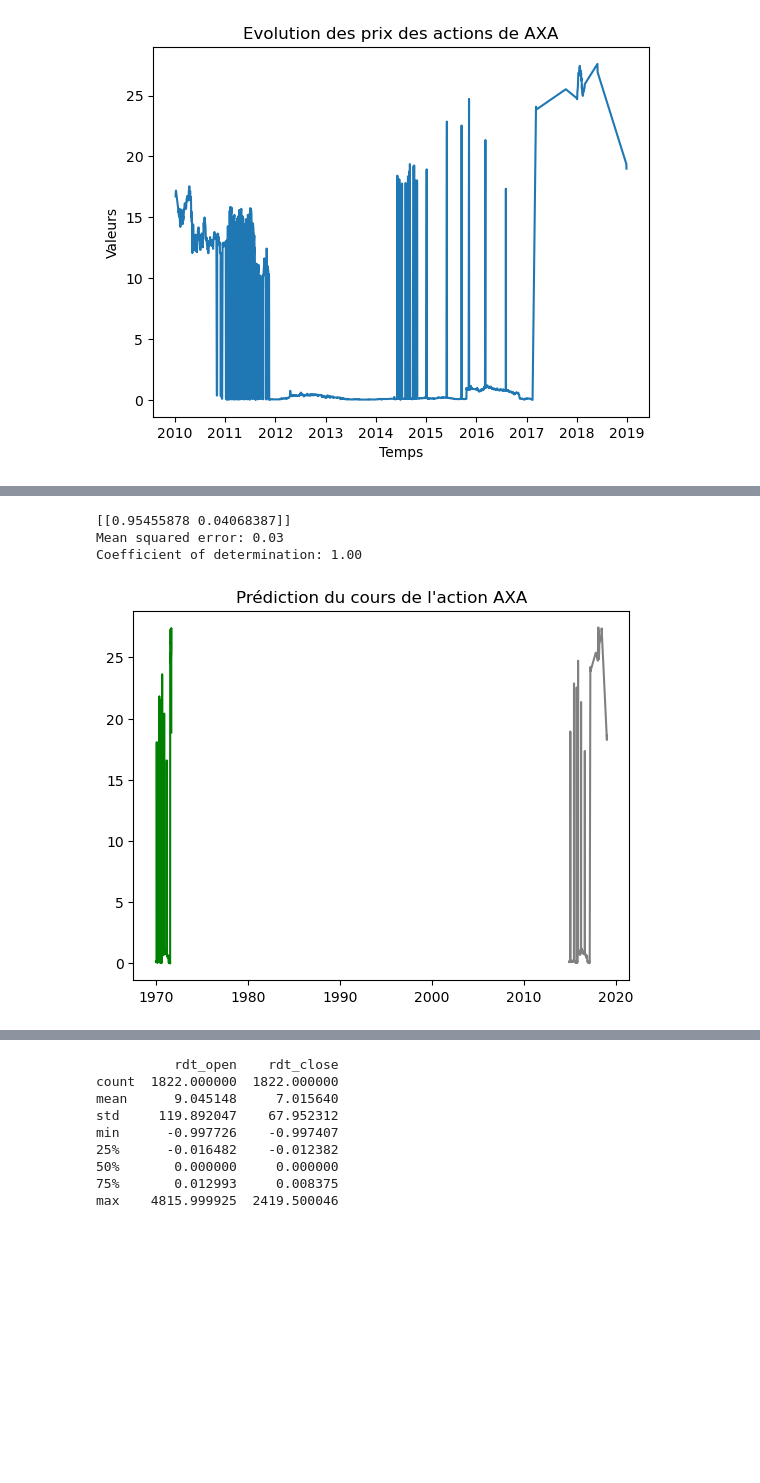
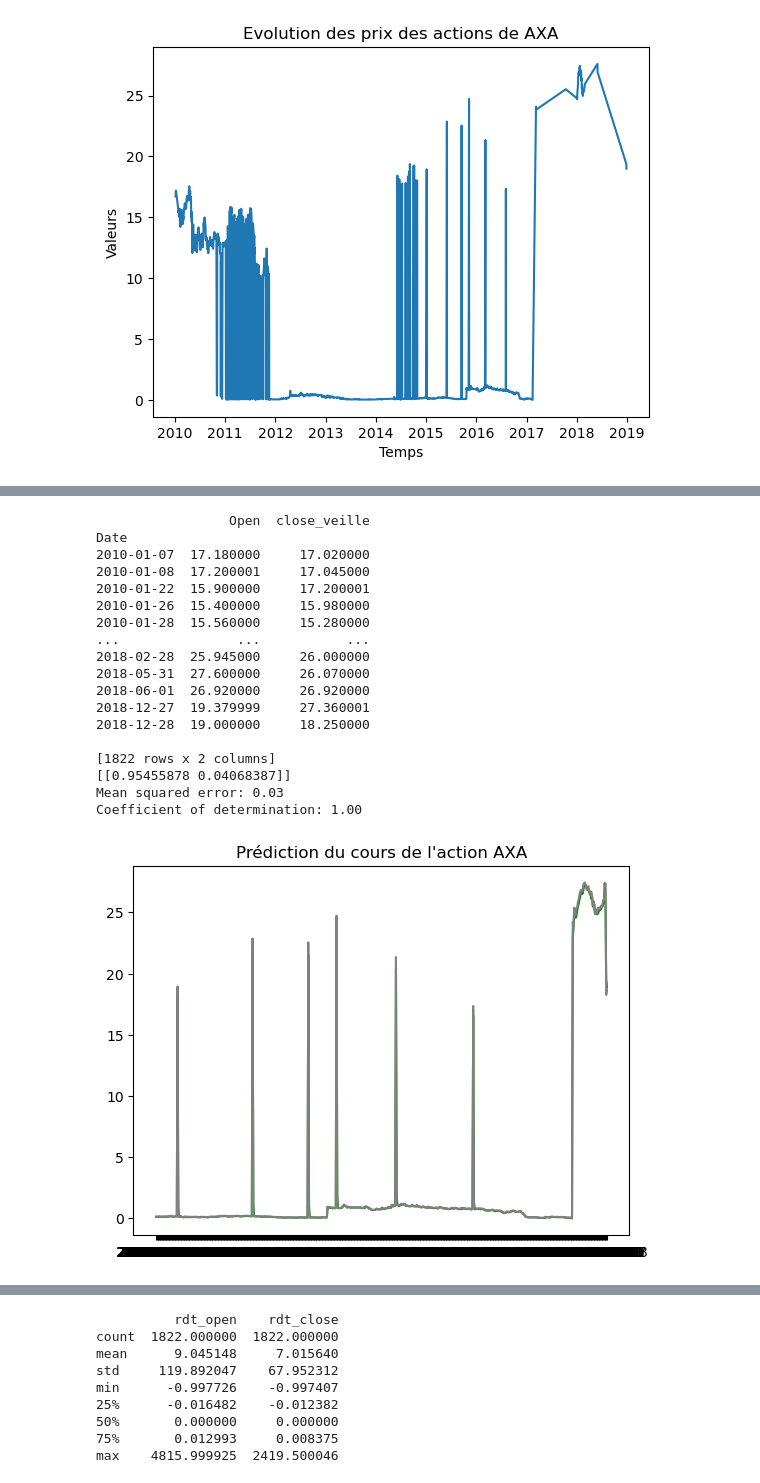
Before and after one commit to antoinerougier/Projet-Python-pour-la-data-science-, a Jupyter notebook: ModificationAntoine.ipynb, the cells around one changed output, grey strips where cells are left out. Cells and saved outputs as stored; diff of their text form; code cells hidden in the pictures; blank space fills up the shorter version.

```diff
--- a/ModificationAntoine.ipynb
+++ b/ModificationAntoine.ipynb
@@ -149,35 +156,51 @@ new_df = new_df.set_index('Date')
 
 
 
-X = df2[['Open', 'close_veille']]
-Y = df2[['Close']]
+X = new_df[['Open', 'close_veille']]
+Y = new_df[['Close']]
 X = X[1:len(X)]
 Y = Y[1:len(Y)]
+print(X)
 
 #On définit les tests, pour cela il nous faut une valeur ou arreter les données on la note p
 p = int((2/3)*len(X))
 X_train = X[:p]
 Y_train = Y[:p]
 X_test = X[p:]
 Y_test = Y[p:]
 
 #On passe désormais à la régression linéaire
 from sklearn import linear_model
 regr = linear_model.LinearRegression()
 regr.fit(X_train, Y_train)
 print(regr.coef_)
 
 y_pred = regr.predict(X_test)
 plt.plot(y_pred, color='green')
 plt.plot(Y_test, color='gray')
 plt.title("Prédiction du cours de l'action AXA")
 
 from sklearn.metrics import mean_squared_error, r2_score
 print("Mean squared error: %.2f" % mean_squared_error(Y_test, y_pred))
 print("Coefficient of determination: %.2f" % r2_score(Y_test, y_pred))
 # %% [output]
+                 Open  close_veille
+Date
+2010-01-07  17.180000     17.020000
+2010-01-08  17.200001     17.045000
+2010-01-22  15.900000     17.200001
+2010-01-26  15.400000     15.980000
+2010-01-28  15.560000     15.280000
+...               ...           ...
+2018-02-28  25.945000     26.000000
+2018-05-31  27.600000     26.070000
+2018-06-01  26.920000     26.920000
+2018-12-27  19.379999     27.360001
+2018-12-28  19.000000     18.250000
+
+[1822 rows x 2 columns]
 [[0.95455878 0.04068387]]
 Mean squared error: 0.03
 Coefficient of determination: 1.00
-[figure, old version]
+[figure, new version]
 # %%
```
Also changed, not shown: parts of 3 cells of this notebook.
